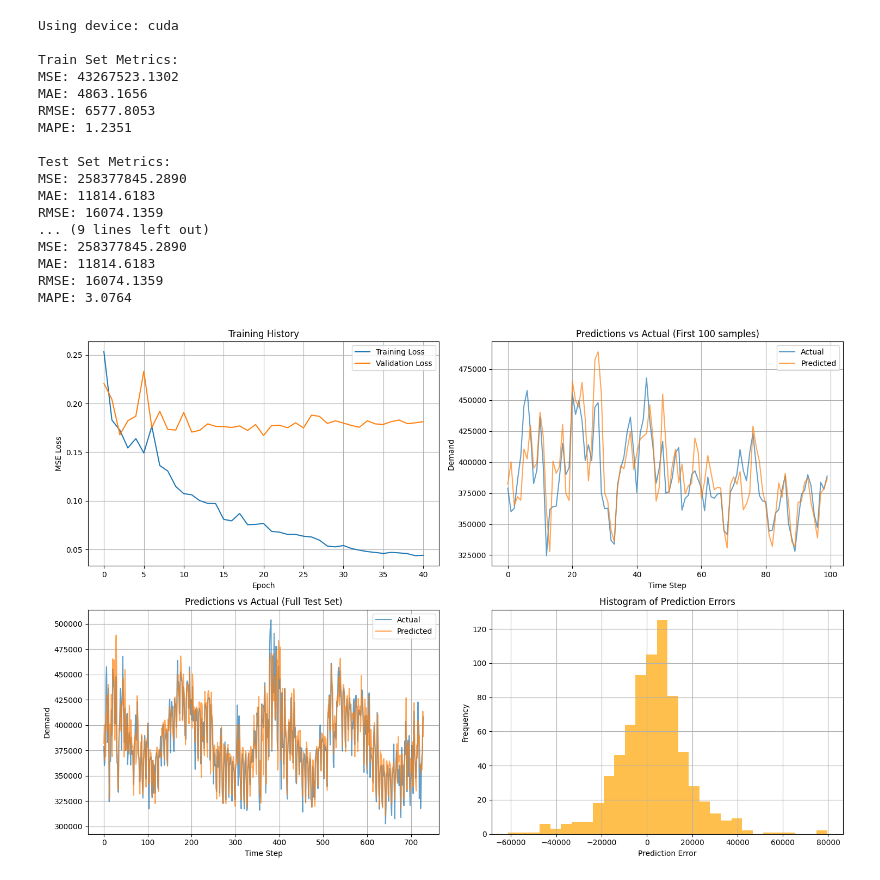
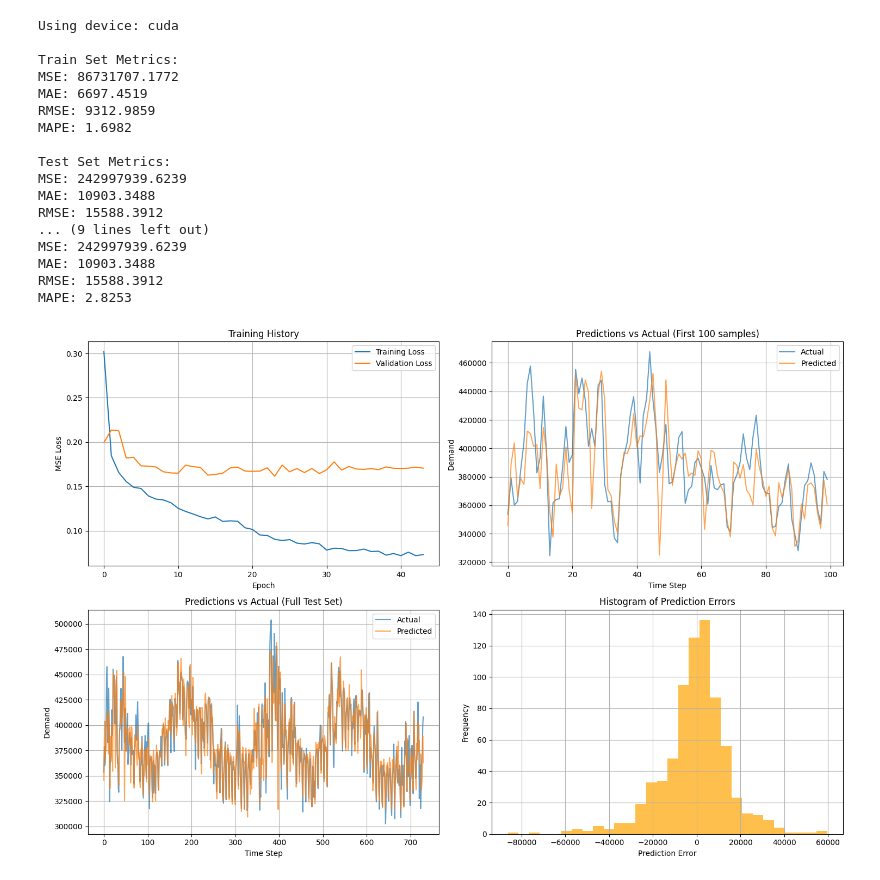
Before and after one commit to harrybirdnz/ZZSC9020-Group_F, a Jupyter notebook: individual/harry/model/2010_2019/80:20/all_features.ipynb, the cells around one changed output. Cells and saved outputs as stored; diff of their text form; code cells hidden in the pictures.

```diff
--- a/individual/harry/model/2010_2019/80:20/all_features.ipynb
+++ b/individual/harry/model/2010_2019/80:20/all_features.ipynb
@@ -62,43 +64,45 @@ MAPE: 2.9895
 # %%
+# optuna best
 params = {
-    'learning_rate': 0.001,
-    'batch_size': 32,
-    'seq_length': 10,
+    'learning_rate': 0.00024261380969184664,
+    'batch_size': 22,
+    'seq_length': 3,
     'transformer_encoder_layer_params': {
         'd_model': 64,
         'nhead': 4,
-        'dim_feedforward': 296,
-        'dropout': 0.1,
+        'dim_feedforward': 420,
+        'dropout': 0.05278116820216414,
         'activation': 'relu'
     },
     'transformer_layer_params': {
-        'num_layers': 3,
+        'num_layers': 1,
     },
     'dataset': '2010-2019',
     'train_test_split': '80:20',
     'features': ['sum_30_min_demand'] + feature_names,
     'num_epochs': num_epochs,
     'patience': patience,
     'visualise': True,
 }
+
 train_model(params)
 # %% [output]
 Using device: cuda
 
 Train Set Metrics:
-MSE: 43267523.1302
-MAE: 4863.1656
-RMSE: 6577.8053
-MAPE: 1.2351
+MSE: 86731707.1772
+MAE: 6697.4519
+RMSE: 9312.9859
+MAPE: 1.6982
 
 Test Set Metrics:
-MSE: 258377845.2890
-MAE: 11814.6183
-RMSE: 16074.1359
+MSE: 242997939.6239
+MAE: 10903.3488
+RMSE: 15588.3912
 ... (9 lines left out)
-MSE: 258377845.2890
-MAE: 11814.6183
-RMSE: 16074.1359
-MAPE: 3.0764
+MSE: 242997939.6239
+MAE: 10903.3488
+RMSE: 15588.3912
+MAPE: 2.8253
-[figure, old version]
+[figure, new version]
 # %%
```
Also changed, not shown: parts of 5 cells of this notebook, 8 other files.
